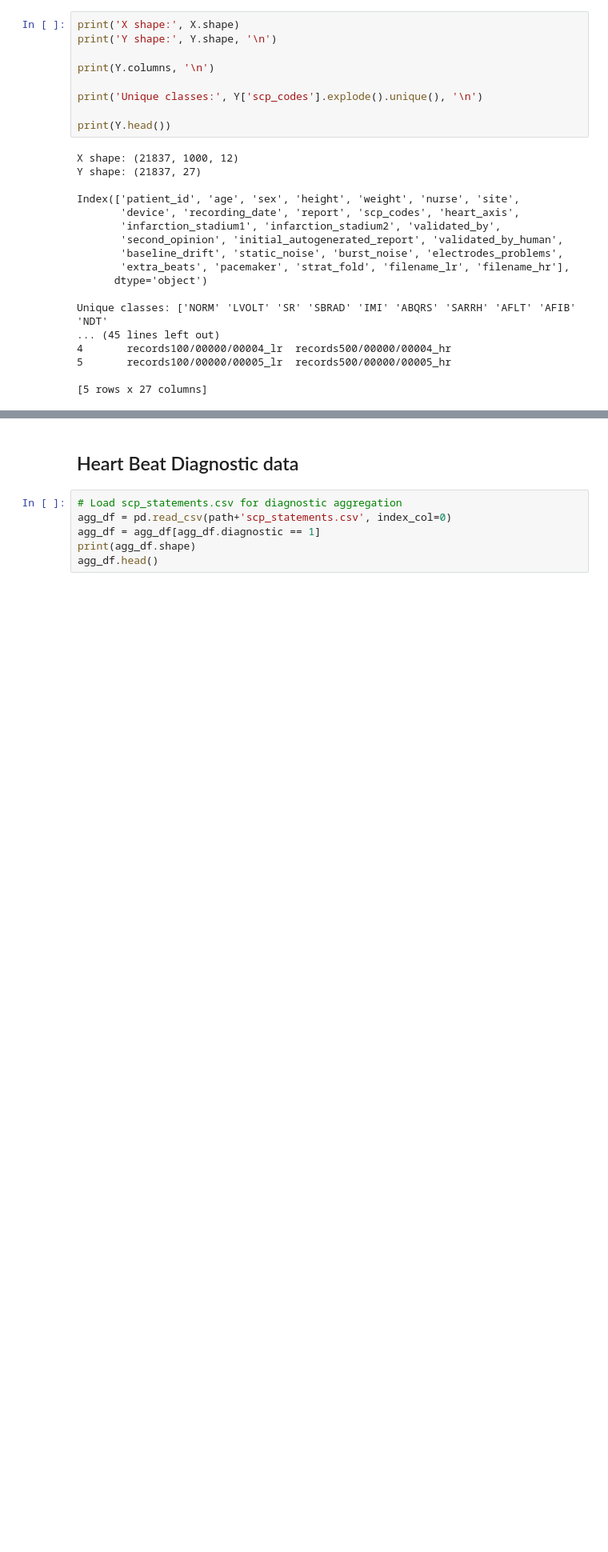
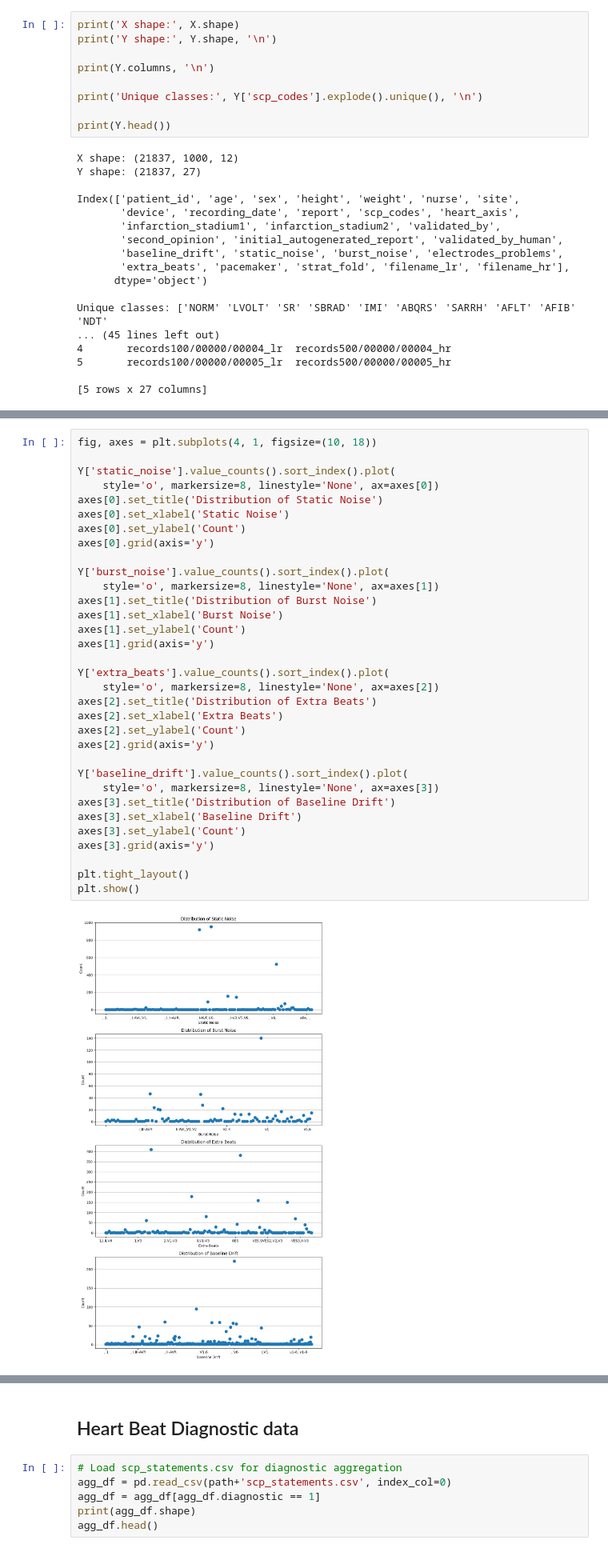
Before and after one commit to HenrikLogJacobsen/DL_UNICT, a Jupyter notebook: Data_Analysis.ipynb, the cells around one changed output, grey strips where cells are left out. Shown at 80% size. Drawn from its saved outputs; the diff is of its cells as text; blank space fills up the shorter version.

```diff
--- a/Data_Analysis.ipynb
+++ b/Data_Analysis.ipynb
@@ -57,0 +59,35 @@ Let's look at the remaining columns:
+# %%
+fig, axes = plt.subplots(4, 1, figsize=(10, 18))
+
+Y['static_noise'].value_counts().sort_index().plot(
+    style='o', markersize=8, linestyle='None', ax=axes[0])
+axes[0].set_title('Distribution of Static Noise')
+axes[0].set_xlabel('Static Noise')
+axes[0].set_ylabel('Count')
+axes[0].grid(axis='y')
+
+Y['burst_noise'].value_counts().sort_index().plot(
+    style='o', markersize=8, linestyle='None', ax=axes[1])
+axes[1].set_title('Distribution of Burst Noise')
+axes[1].set_xlabel('Burst Noise')
+axes[1].set_ylabel('Count')
+axes[1].grid(axis='y')
+
+Y['extra_beats'].value_counts().sort_index().plot(
+    style='o', markersize=8, linestyle='None', ax=axes[2])
+axes[2].set_title('Distribution of Extra Beats')
+axes[2].set_xlabel('Extra Beats')
+axes[2].set_ylabel('Count')
+axes[2].grid(axis='y')
+
+Y['baseline_drift'].value_counts().sort_index().plot(
+    style='o', markersize=8, linestyle='None', ax=axes[3])
+axes[3].set_title('Distribution of Baseline Drift')
+axes[3].set_xlabel('Baseline Drift')
+axes[3].set_ylabel('Count')
+axes[3].grid(axis='y')
+
+plt.tight_layout()
+plt.show()
+# %% [output]
+[figure, added]
```
Also changed, not shown: parts of 17 cells of this notebook.
